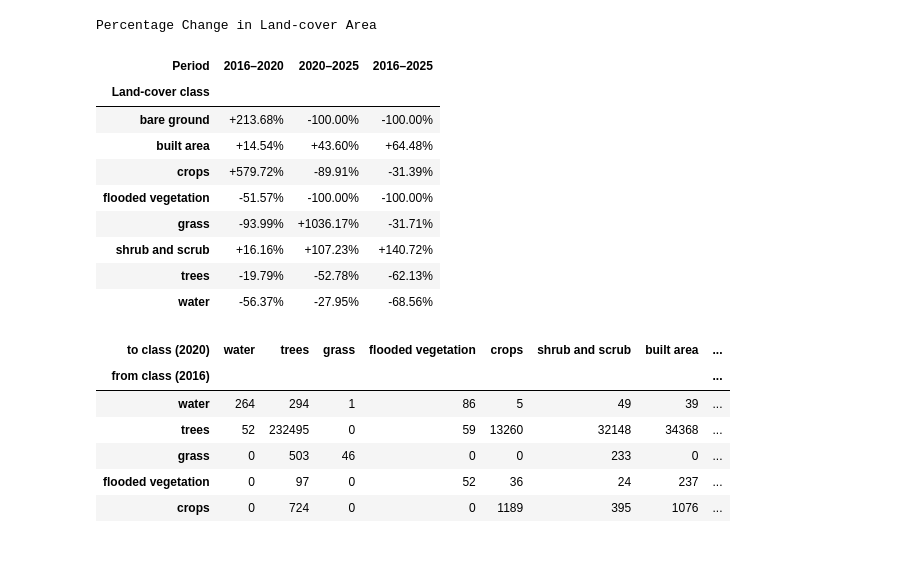
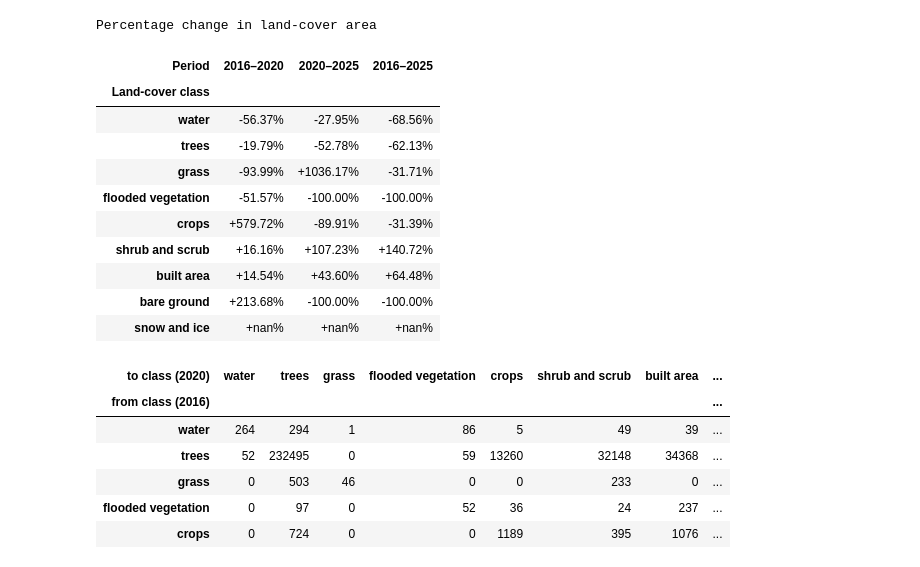
Before and after one commit to obinna2001/Urban-Land-Cover-Change-Uteh-Iwogban-and-Environs-Benin-City-2016-2025, a Jupyter notebook: src/land_cover_change/analysis/03_class_area_analysis.ipynb, the cells around one changed output. Cells and saved outputs as stored; diff of their text form; code cells hidden in the pictures.

```diff
--- a/src/land_cover_change/analysis/03_class_area_analysis.ipynb
+++ b/src/land_cover_change/analysis/03_class_area_analysis.ipynb
@@ -17,17 +36,17 @@ from src.land_cover_change.utils.utils import extract_raster_map_metadata, prepa
 # %%
+# Discover the annual rasters and verify that they share one source grid.
 geotif_dir = Path(resolved_config.dataset.raw_dataset.aoi_lulc)
-geotif_dir.mkdir(parents=True, exist_ok=True)
+geotif_data_path = discover_lulc_rasters(geotif_dir)
+validate_raster_alignment(geotif_data_path)
 
-geotif_data_path = [file for file in geotif_dir.glob("*.tif")]
-geotif_data_path.reverse
+raster_metadata_table = pd.DataFrame(
+    [
+        {
+            "raster_name": raster_path.name,
+            **extract_raster_map_metadata(raster_path),
+        }
+        for raster_path in geotif_data_path
+    ]
+).set_index("raster_name")
 
-# check if all metadata are thesame
-geotif_metadata = []
-for raster_map in geotif_data_path:
-    metadata = extract_raster_map_metadata(raster_map)
-    geotif_metadata.append(metadata)
-
-reference_metadata = geotif_metadata[0]
-for metadata in geotif_metadata[1:]:
-    if metadata != reference_metadata:
-        assert False, f"Mismatch between geotif data found"
+raster_metadata_table
@@ -309,35 +273,27 @@ if 2016 in area_by_year.columns and 2025 in area_by_year.columns:
 # %%
 percentage_change_table = (
-    percentage_change
-    .rename_axis(
-        index="Land-cover class",
-        columns="Period",
-    )
-    .style
+    percentage_change.style
     .format("{:+.2f}%")
     .bar(
         align="zero",
         color=["#d65f5f", "#5fba7d"],
     )
-    .set_caption(
-        "Percentage Change in Land-cover Area"
-    )
-    .set_table_attributes(
-        'style="width: 100%; table-layout: fixed;"'
-    )
+    .set_caption("Percentage change in land-cover area")
+    .set_table_attributes('style="width: 100%; table-layout: fixed;"')
 )
 
 display(percentage_change_table)
 # %% [output]
-Percentage Change in Land-cover Area
+Percentage change in land-cover area
 | Period | 2016–2020 | 2020–2025 | 2016–2025 |
 | Land-cover class |  |  |  |
+| water | -56.37% | -27.95% | -68.56% |
+| trees | -19.79% | -52.78% | -62.13% |
+| grass | -93.99% | +1036.17% | -31.71% |
+| flooded vegetation | -51.57% | -100.00% | -100.00% |
+| crops | +579.72% | -89.91% | -31.39% |
+| shrub and scrub | +16.16% | +107.23% | +140.72% |
+| built area | +14.54% | +43.60% | +64.48% |
 | bare ground | +213.68% | -100.00% | -100.00% |
-| built area | +14.54% | +43.60% | +64.48% |
-| crops | +579.72% | -89.91% | -31.39% |
-| flooded vegetation | -51.57% | -100.00% | -100.00% |
-| grass | -93.99% | +1036.17% | -31.71% |
-| shrub and scrub | +16.16% | +107.23% | +140.72% |
-| trees | -19.79% | -52.78% | -62.13% |
-| water | -56.37% | -27.95% | -68.56% |
+| snow and ice | +nan% | +nan% | +nan% |
 # %%
```
Also changed, not shown: parts of 13 cells of this notebook, 6 other files.
